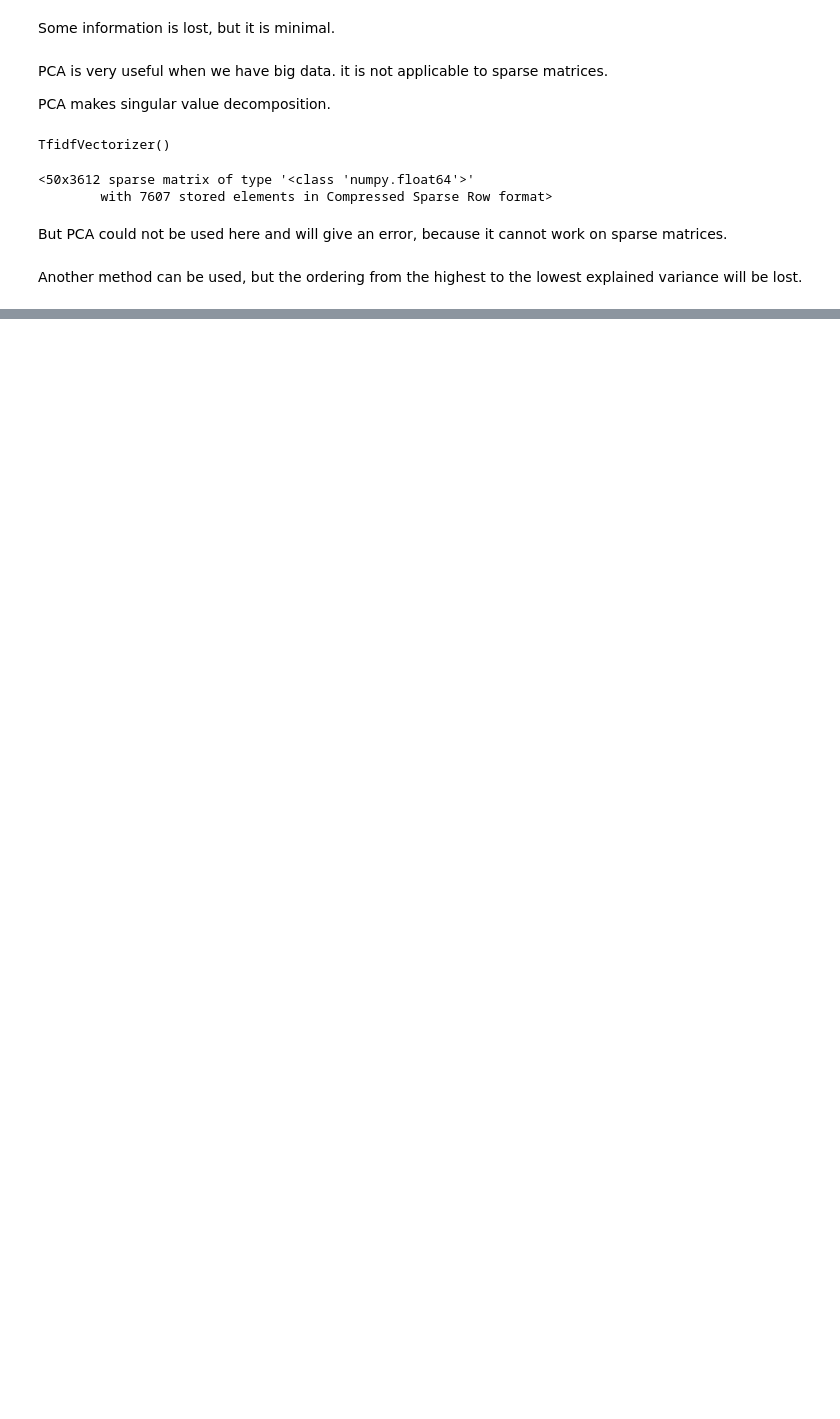
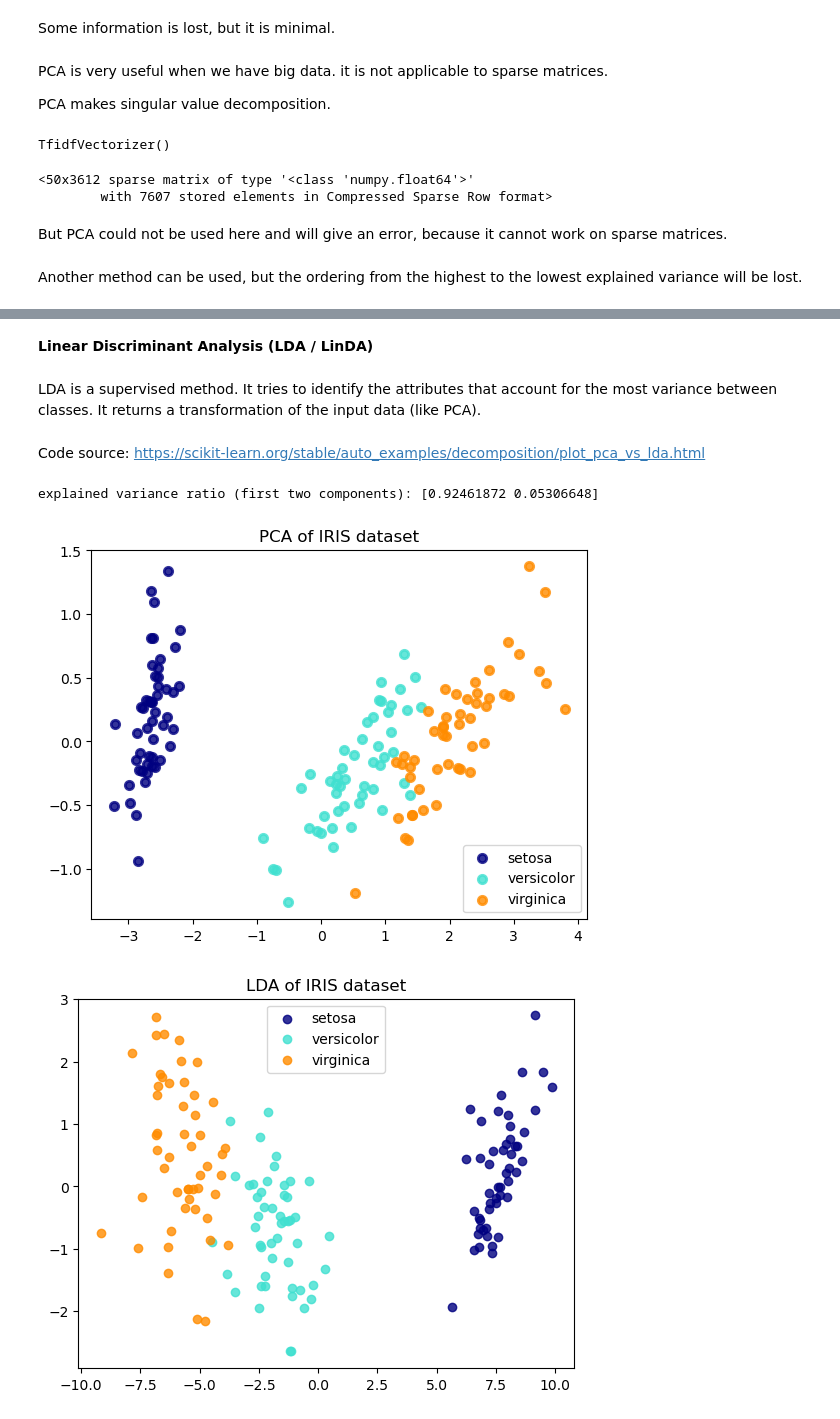
Before and after one commit to di-ton/Machine-Learning, a Jupyter notebook: Dimensionality-Reduction/dimensionality_reduction.ipynb, the cells around one changed output, grey strips where cells are left out. Saved outputs shown, nothing was run; the diff lists cells and outputs as text; code cells hidden in the pictures; blank space fills up the shorter version.

```diff
--- a/Dimensionality-Reduction/dimensionality_reduction.ipynb
+++ b/Dimensionality-Reduction/dimensionality_reduction.ipynb
@@ -402,0 +455,46 @@ Another method can be used, but the ordering from the highest to the lowest expl
+# %% [markdown]
+<b>Linear Discriminant Analysis (LDA / LinDA)</b>
+# %% [markdown]
+LDA is a supervised method. It tries to identify the attributes that account for the most variance between classes. It returns a transformation of the input data (like PCA).
+# %% [markdown]
+Code source: https://scikit-learn.org/stable/auto_examples/decomposition/plot_pca_vs_lda.html
+# %%
+iris = load_iris()
+
+X = iris.data
+y = iris.target
+target_names = iris.target_names
+
+pca = PCA(n_components=2)
+X_r = pca.fit(X).transform(X)
+
+lda = LinearDiscriminantAnalysis(n_components=2)
+X_r2 = lda.fit(X, y).transform(X)
+
+# Percentage of variance explained for each components
+print(f"explained variance ratio (first two components): {str(pca.explained_variance_ratio_)}")
+
+plt.figure()
+colors = ["navy", "turquoise", "darkorange"]
+lw = 2
+
+for color, i, target_name in zip(colors, [0, 1, 2], target_names):
+    plt.scatter(
+        X_r[y == i, 0], X_r[y == i, 1], color=color, alpha=0.8, lw=lw, label=target_name
+    )
+plt.legend(loc="best", shadow=False, scatterpoints=1)
+plt.title("PCA of IRIS dataset")
+
+plt.figure()
+for color, i, target_name in zip(colors, [0, 1, 2], target_names):
+    plt.scatter(
+        X_r2[y == i, 0], X_r2[y == i, 1], alpha=0.8, color=color, label=target_name
+    )
+plt.legend(loc="best", shadow=False, scatterpoints=1)
+plt.title("LDA of IRIS dataset")
+
+plt.show()
+# %% [output]
+explained variance ratio (first two components): [0.92461872 0.05306648]
+[figure, added]
+[figure, added]
```
Also changed, not shown: parts of 53 cells of this notebook.
